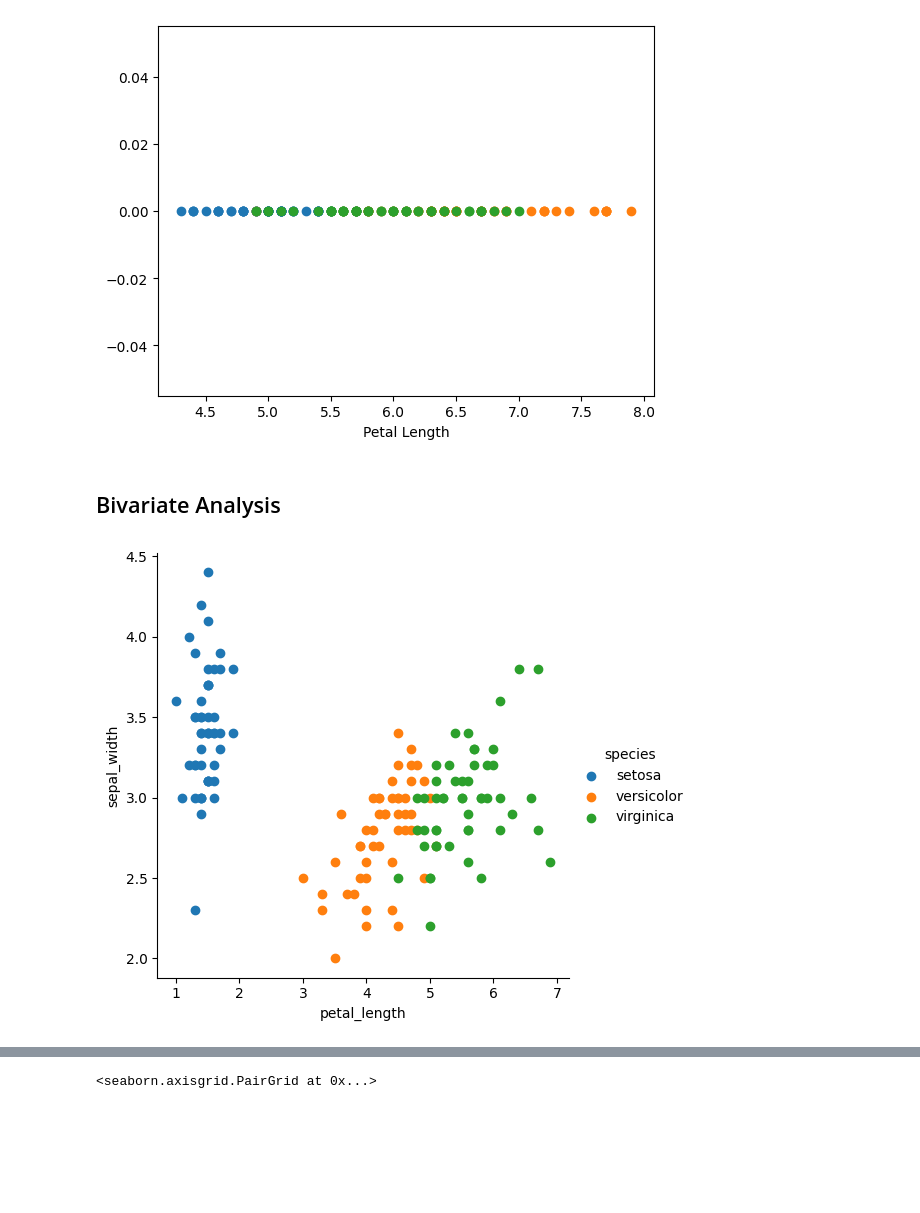
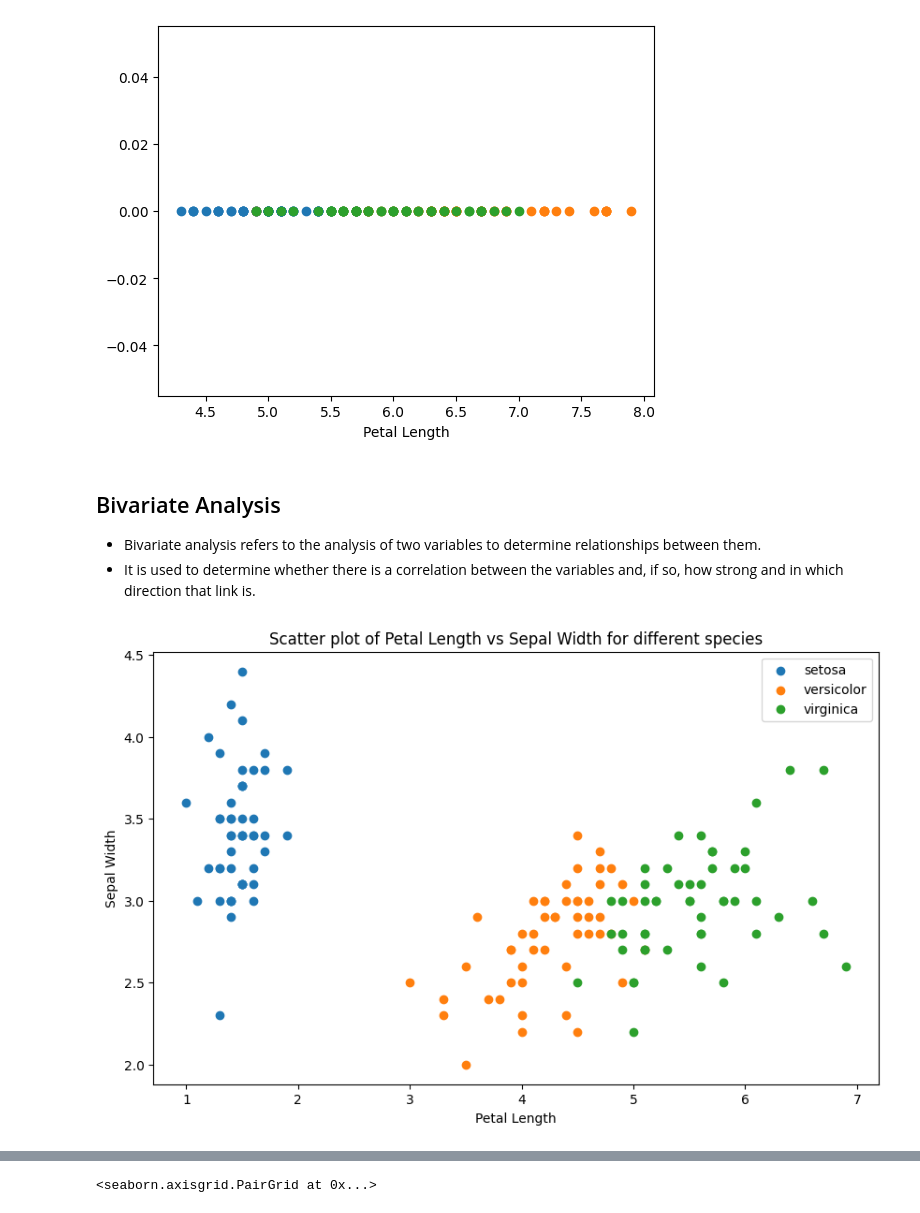
Before and after one commit to RifatMuhtasim/Statistics_Mathematics_for_Data_Science, a Jupyter notebook: Statistics/1.05.Univariate_Bivariate_Multivariate_Analysis.ipynb, the cells around one changed output, grey strips where cells are left out. Drawn from its saved outputs; the diff is of its cells as text; code cells hidden in the pictures; blank space fills up the shorter version.

```diff
--- a/Statistics/1.05.Univariate_Bivariate_Multivariate_Analysis.ipynb
+++ b/Statistics/1.05.Univariate_Bivariate_Multivariate_Analysis.ipynb
@@ -27,11 +31,23 @@ plt.show()
 [figure]
 # %% [markdown]
 ## Bivariate Analysis
+- Bivariate analysis refers to the analysis of two variables to determine relationships between them.
+- It is used to determine whether there is a correlation between the variables and, if so, how strong and in which direction that link is.
-# %%
-g = sns.FacetGrid(df,hue="species",height=5)
-g.map(plt.scatter,"petal_length","sepal_width").add_legend()
-plt.show()
-# %% [output]
-[figure, removed]
+# %%
+# Scatter plots for each species using Matplotlib
+plt.figure(figsize=(10, 6))
+
+plt.scatter(df_setosa['petal_length'], df_setosa['sepal_width'], label='setosa')
+plt.scatter(df_versicolor['petal_length'], df_versicolor['sepal_width'], label='versicolor')
+plt.scatter(df_virginica['petal_length'], df_virginica['sepal_width'], label='virginica')
+
+plt.xlabel('Petal Length')
+plt.ylabel('Sepal Width')
+plt.legend()
+plt.title('Scatter plot of Petal Length vs Sepal Width for different species')
+
+plt.show()
+# %% [output]
+[figure, added]
 # %% [markdown]
 ## Multivariate Analysis
```
Also changed, not shown: parts of 6 cells of this notebook, 14 other files.
